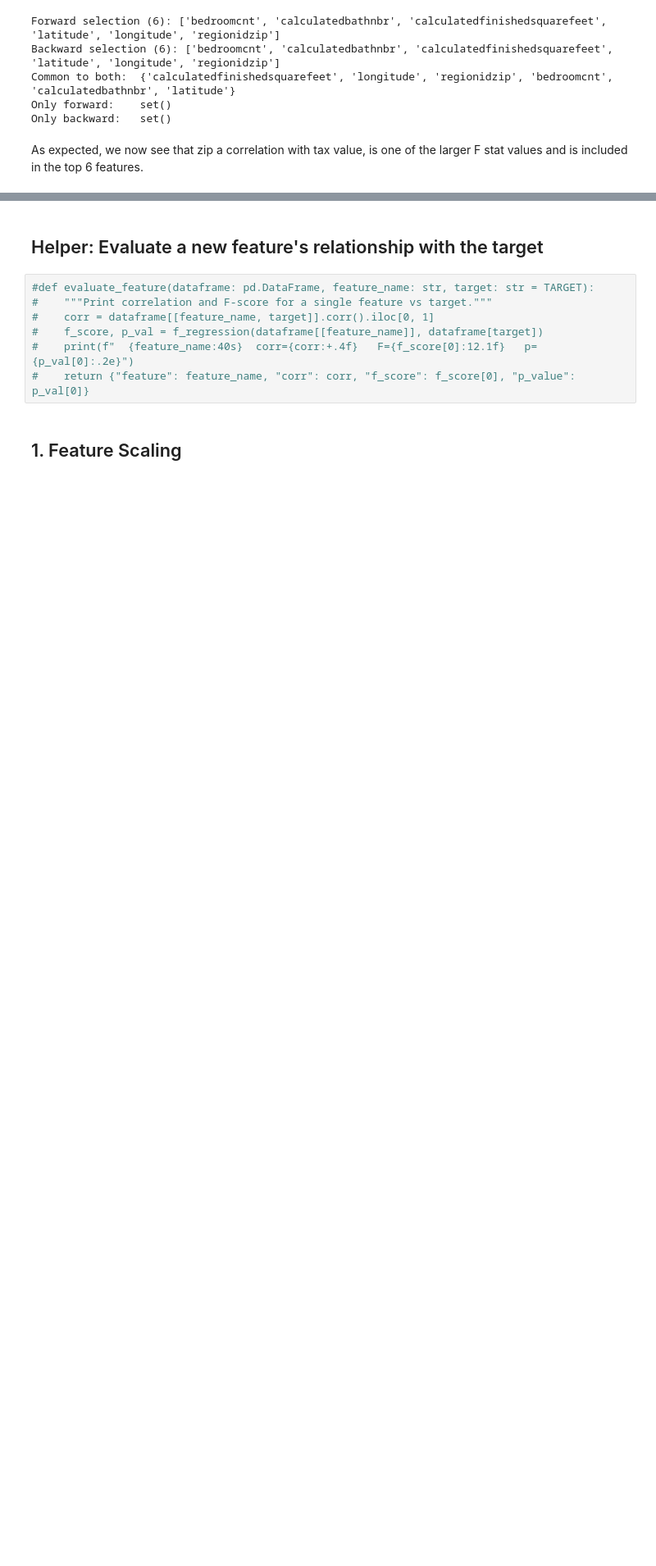
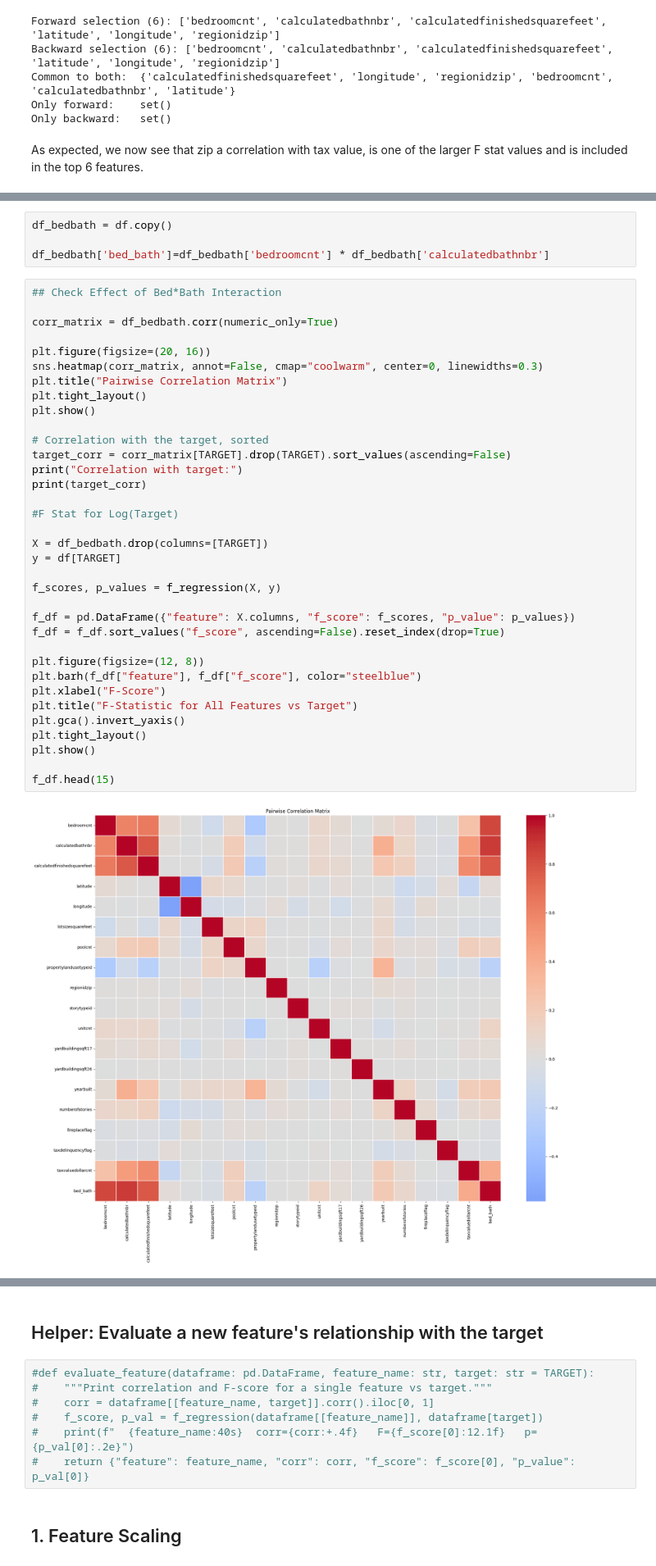
Before and after one commit to kumargaurav-bu-edu/bu_shared_projects, a Jupyter notebook: 06_feature_engineering.ipynb, the cells around one changed output, grey strips where cells are left out. Shown at 82% size. Drawn from its saved outputs; the diff is of its cells as text; blank space fills up the shorter version.

```diff
--- a/06_feature_engineering.ipynb
+++ b/06_feature_engineering.ipynb
@@ -411,0 +414,41 @@ Feature 3:
+# %%
+df_bedbath = df.copy()
+
+df_bedbath['bed_bath']=df_bedbath['bedroomcnt'] * df_bedbath['calculatedbathnbr']
+# %%
+## Check Effect of Bed*Bath Interaction
+
+corr_matrix = df_bedbath.corr(numeric_only=True)
+
+plt.figure(figsize=(20, 16))
+sns.heatmap(corr_matrix, annot=False, cmap="coolwarm", center=0, linewidths=0.3)
+plt.title("Pairwise Correlation Matrix")
+plt.tight_layout()
+plt.show()
+
+# Correlation with the target, sorted
+target_corr = corr_matrix[TARGET].drop(TARGET).sort_values(ascending=False)
+print("Correlation with target:")
+print(target_corr)
+
+#F Stat for Log(Target)
+
+X = df_bedbath.drop(columns=[TARGET])
+y = df[TARGET]
+
+f_scores, p_values = f_regression(X, y)
+
+f_df = pd.DataFrame({"feature": X.columns, "f_score": f_scores, "p_value": p_values})
+f_df = f_df.sort_values("f_score", ascending=False).reset_index(drop=True)
+
+plt.figure(figsize=(12, 8))
+plt.barh(f_df["feature"], f_df["f_score"], color="steelblue")
+plt.xlabel("F-Score")
+plt.title("F-Statistic for All Features vs Target")
+plt.gca().invert_yaxis()
+plt.tight_layout()
+plt.show()
+
+f_df.head(15)
+# %% [output]
+[figure, added]
```
Also changed, not shown: parts of 5 cells of this notebook.
